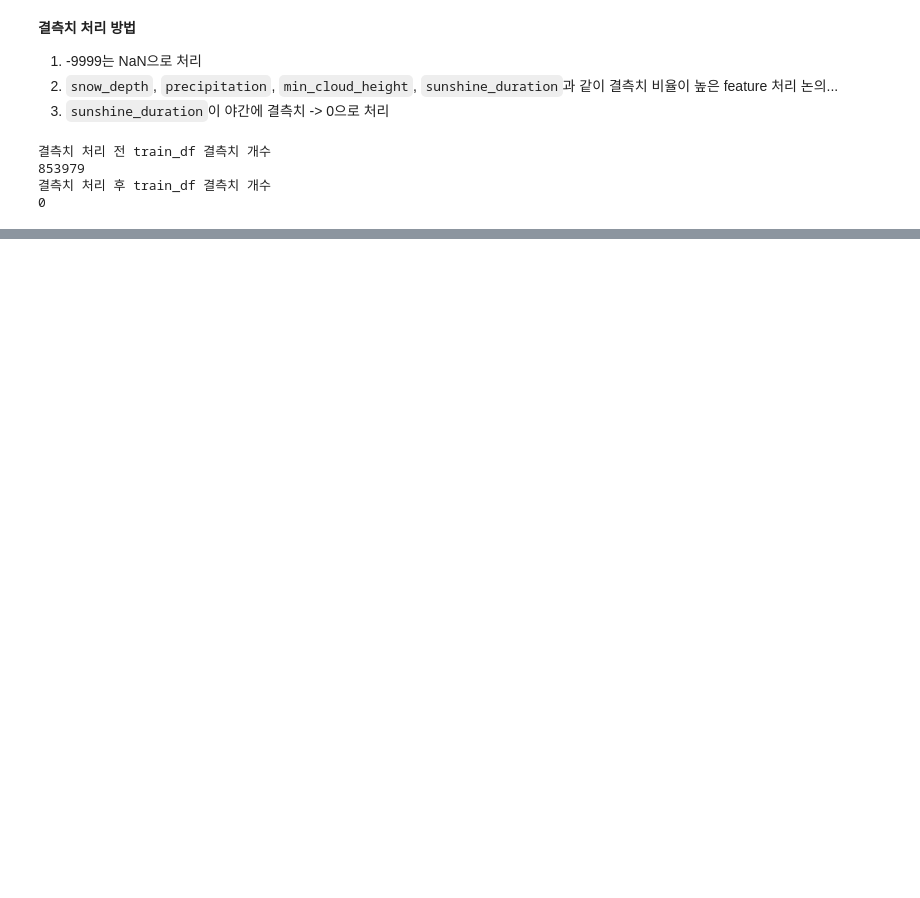
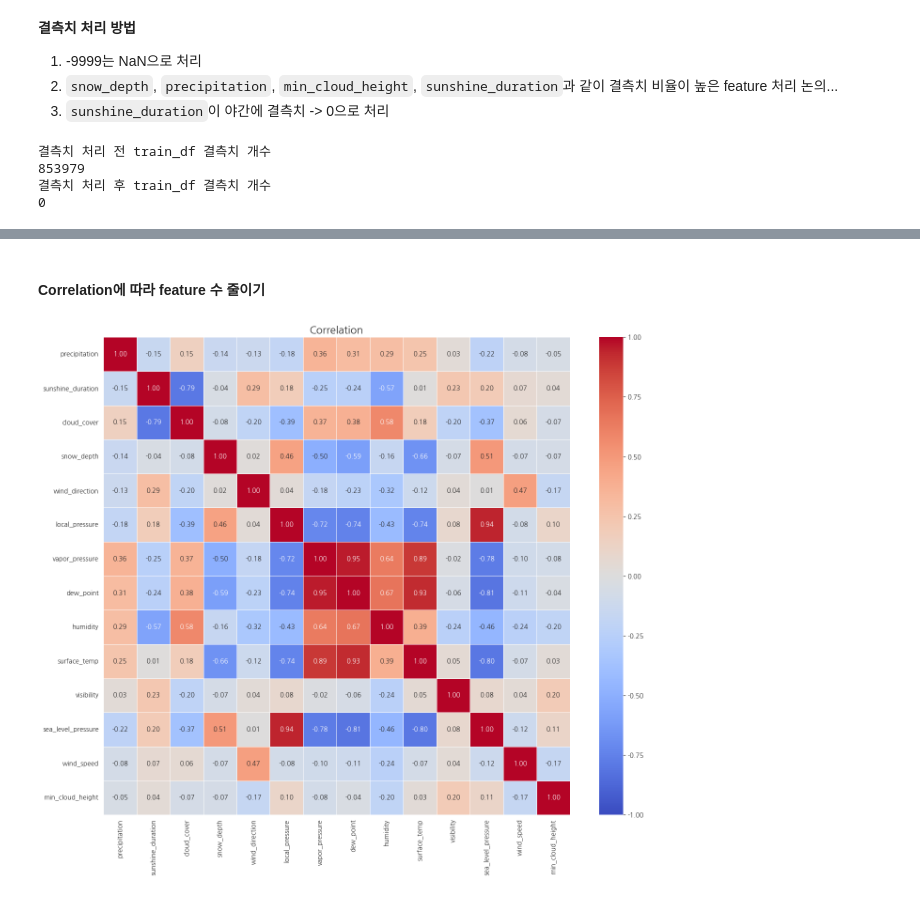
Before and after one commit to dohyeoplim/ST_ML2025-Kaggle_1, a Jupyter notebook: analysis.ipynb, the cells around one changed output, grey strips where cells are left out. Cells and saved outputs as stored; diff of their text form; code cells hidden in the pictures; blank space fills up the shorter version.

Commit message:
temp

```diff
--- a/analysis.ipynb
+++ b/analysis.ipynb
@@ -267,8 +282,6 @@ def handle_missing_values(df):
             # 겨울철에도 NaN이 남아있을 경우, global mean으로 대체
             df[col] = df[col].fillna(df[col].mean())
 
-            if 'month' in df.columns:
-                df = df.drop('month', axis=1)
 
     # 2.3. percipitation
     # 지역별(측정소별) persistency가 존재할 것이므로, forward / back fill 사용(임시)
@@ -319,0 +335,16 @@ print(train_df.isnull().sum().sum())
+# %%
+avg_columns = {}
+
+for feature in time_based_feature_names:
+    hourly_columns = [f'{feature}_{i}' for i in range(24) if f'{feature}_{i}' in train_df.columns]
+
+    if hourly_columns:
+        avg_columns[feature] = train_df[hourly_columns].mean(axis=1).values
+
+keep = ['id', 'station', 'station_name', 'date', 'climatology_temp', 'target']
+meta_df = train_df[keep].copy()
+
+features_df = pd.DataFrame(avg_columns, index=train_df.index)
+final_df = pd.concat([meta_df, features_df], axis=1)
+
+final_df.head()
@@ -319,0 +358,17 @@ print(train_df.isnull().sum().sum())
+# %% [markdown]
+#### Correlation에 따라 feature 수 줄이기
+# %%
+corr_matrix = final_df[list(time_based_feature_names)].copy().corr()
+
+plt.figure(figsize=(14, 12))
+sns.heatmap(corr_matrix,
+            annot=True,
+            fmt='.2f',
+            cmap='coolwarm',
+            vmin=-1, vmax=1,
+            linewidths=0.5)
+plt.title('Correlation', fontsize=16)
+plt.tight_layout()
+plt.show()
+# %% [output]
+[figure, added]
```
Also changed, not shown: parts of 19 cells of this notebook, 6 other files.
